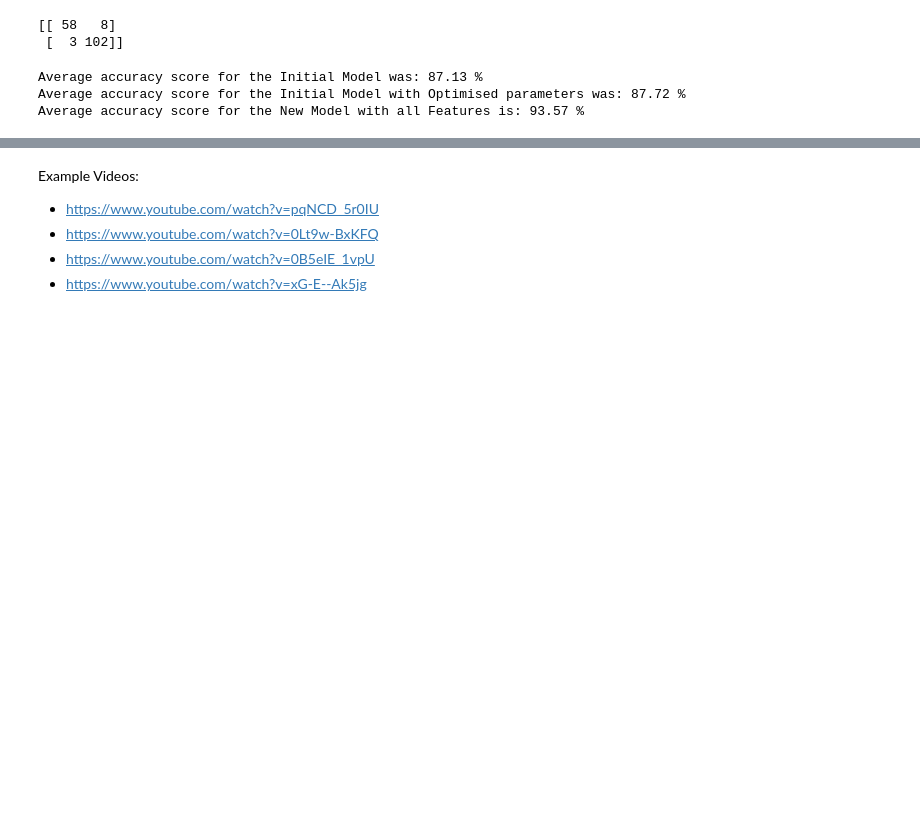
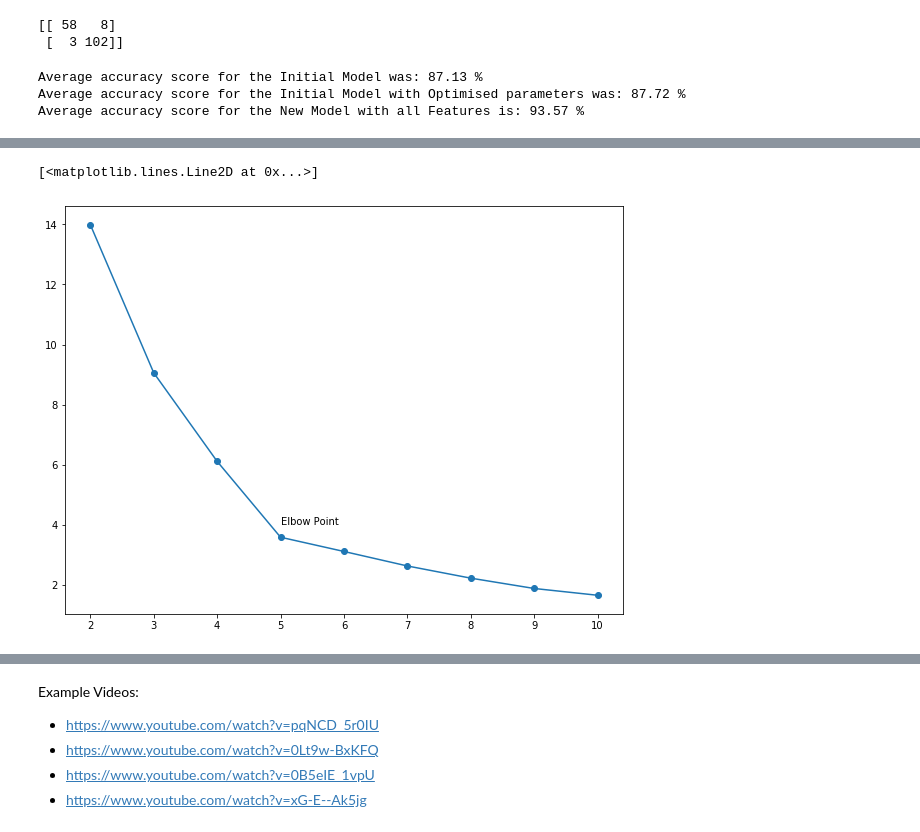
Before and after one commit to colmhiggs11/Machine_Learning_21_CH, a Jupyter notebook: Scikit-Learn.ipynb, the cells around one changed output, grey strips where cells are left out. Saved outputs shown, nothing was run; the diff lists cells and outputs as text; code cells hidden in the pictures; blank space fills up the shorter version.

```diff
--- a/Scikit-Learn.ipynb
+++ b/Scikit-Learn.ipynb
@@ -811,0 +907,14 @@ Average accuracy score for the New Model with all Features is: 93.57 %
+# %%
+k_rangecls = range(2,11)
+sse = []
+for k in k_rangecls:
+    km = KMeans(n_clusters=k)
+    km.fit(df[['Annual Income (k$)','Spending Score (1-100)']])
+    sse.append(km.inertia_)
+# %%
+plt.figure(figsize=(10, 7.5))
+plt.annotate("Elbow Point", (5, 4))
+plt.plot(k_rangecls,sse, marker="o")
+# %% [output]
+[<matplotlib.lines.Line2D at 0x...>]
+[figure, added]
```
Also changed, not shown: parts of 13 cells of this notebook, 2 other files.
